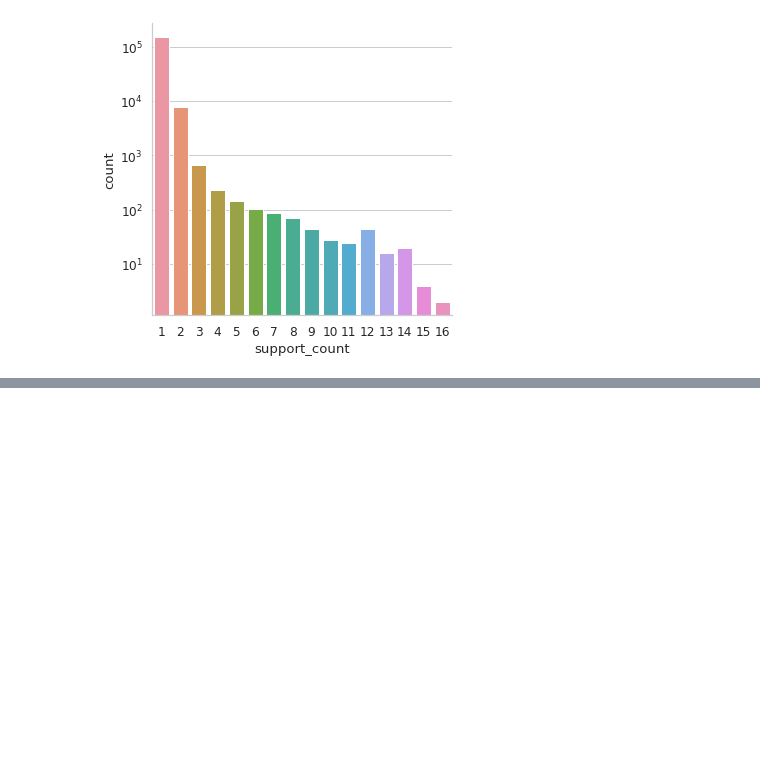
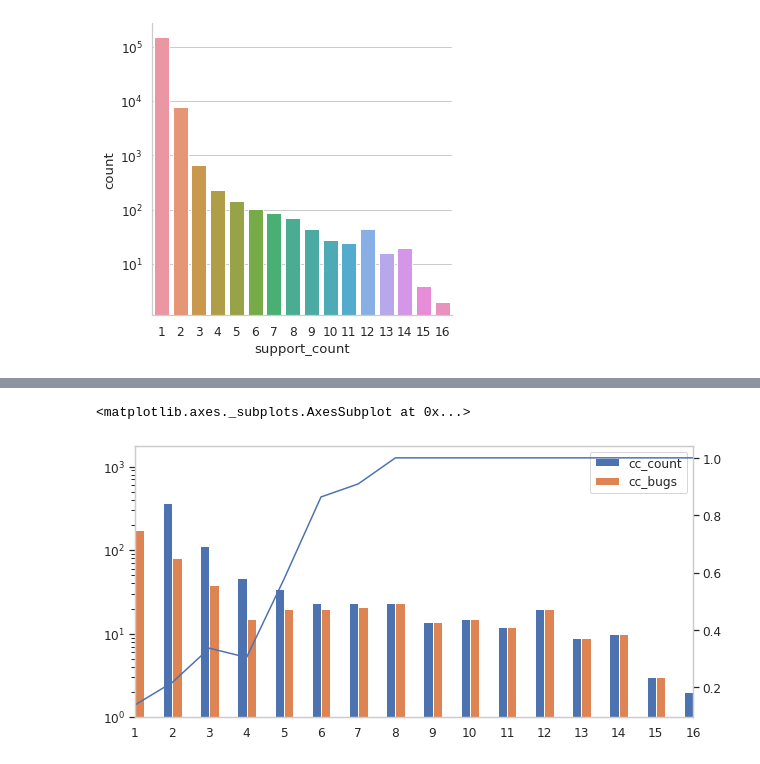
Before and after one commit to luisamaralh/co-change-dependencies, a Jupyter notebook: notebooks/eda.ipynb, the cells around one changed output, grey strips where cells are left out. Drawn from its saved outputs; the diff is of its cells as text; code cells hidden in the pictures; blank space fills up the shorter version.

```diff
--- a/notebooks/eda.ipynb
+++ b/notebooks/eda.ipynb
@@ -113,0 +130,10 @@ cc_df[~cc_df.set_index('id_hash').index.duplicated()]
+# %%
+unique_cc['bic_count'] =\
+    unique_cc.commit_hash.apply(
+        lambda x: len(
+            [
+                commit_h for commit_h in x
+                if commit_h in bic.values
+            ]
+        )
+    )
@@ -113,0 +164,28 @@ cc_df[~cc_df.set_index('id_hash').index.duplicated()]
+# %%
+# sns.catplot();
+# unique_cc.groupby('support_count').agg(lambda x: x[x.bic_count > 0].bic_count.count() / len(x)).bic_count
+compare_cc_bugs = pd.DataFrame()
+compare_cc_bugs['cc_bugs'] = unique_cc.groupby('support_count').agg(lambda x: x[x.bic_count > 0].bic_count.count()).bic_count
+compare_cc_bugs['cc_count'] = unique_cc.groupby('support_count').commit_hash.count()
+compare_cc_bugs['cc_bugs_perc'] = compare_cc_bugs.cc_bugs / compare_cc_bugs.cc_count
+# %%
+sns.set_style("whitegrid", {'axes.grid' : False})
+
+ax = compare_cc_bugs[['cc_count', 'cc_bugs']]\
+.plot(
+    # secondary_y='cc_bugs_perc',
+    kind='bar',
+    log=True,
+    # grid=False,
+    figsize=(10,5)
+)
+
+compare_cc_bugs.cc_bugs_perc.plot(
+    kind='line',
+    secondary_y=True,
+    # grid=False,
+    ax=ax
+)
+# %% [output]
+<matplotlib.axes._subplots.AxesSubplot at 0x...>
+[figure, added]
```
Also changed, not shown: parts of 8 cells of this notebook.
